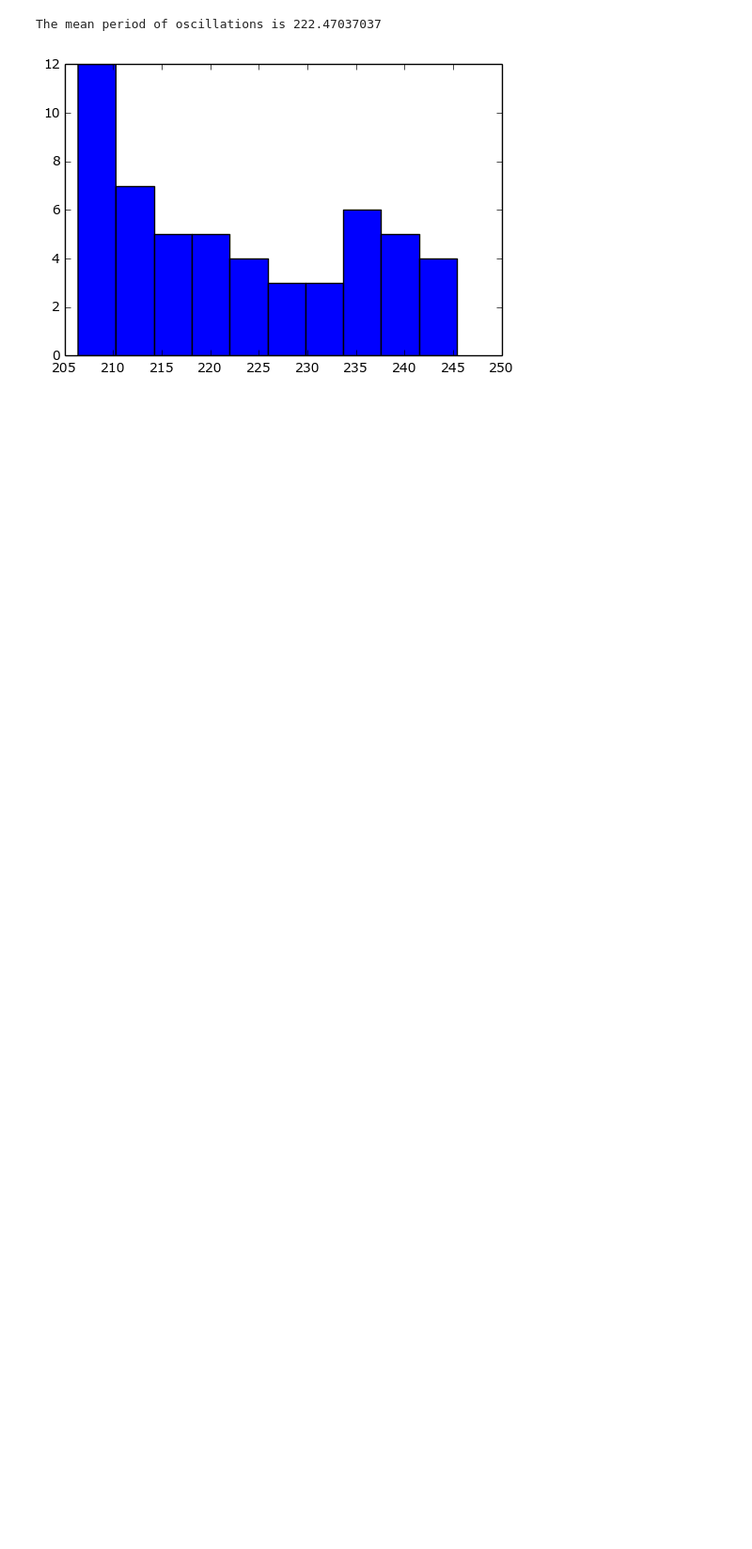
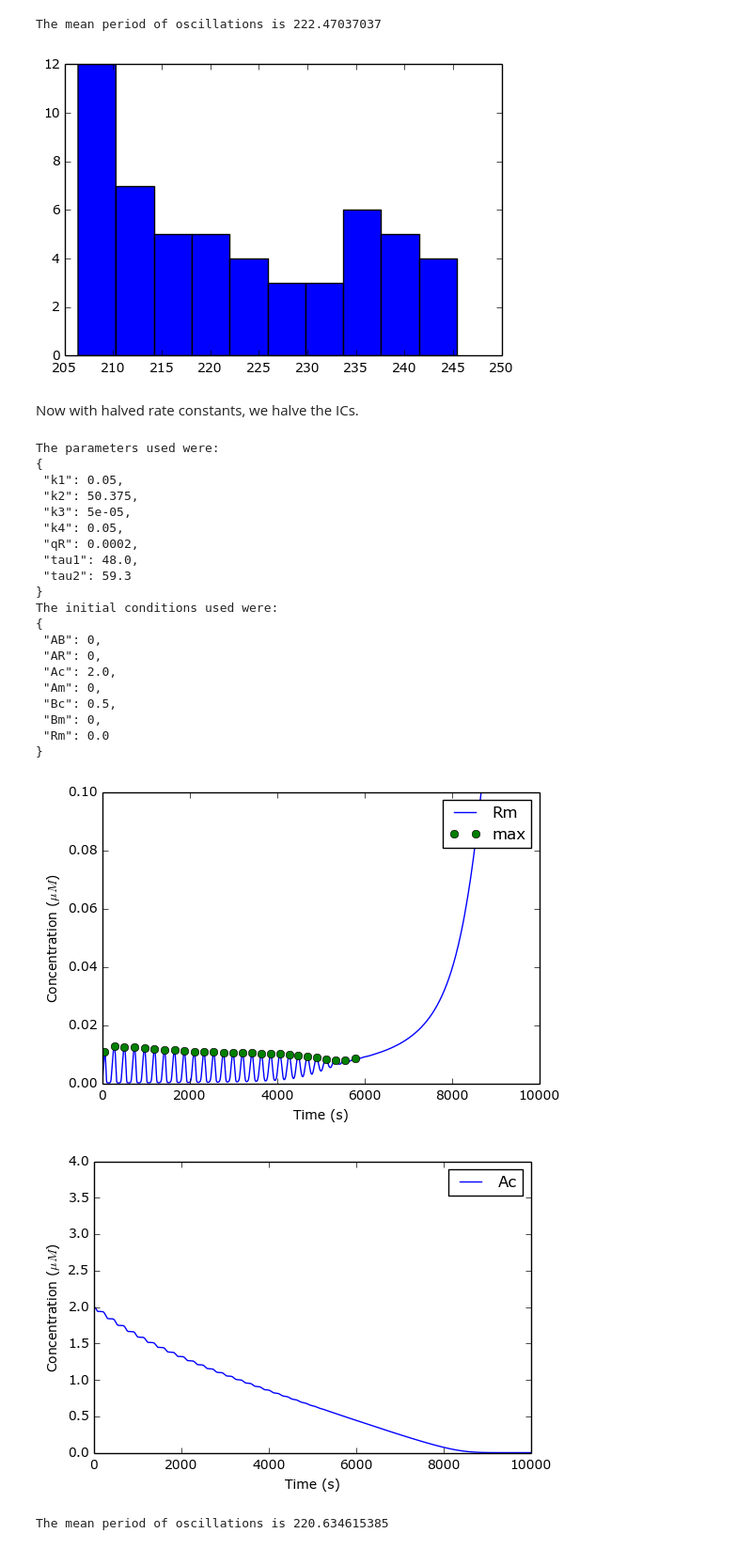
Before and after one commit to clintondurney/ubuquitous-drosophila, a Jupyter notebook: Biochemistry/PulsingPeriod.ipynb, the cells around one changed output. Shown: that part at 94% size. Drawn from its saved outputs; the diff is of its cells as text; code cells hidden in the pictures; blank space fills up the shorter version.

Commit message:
new plot

```diff
--- a/Biochemistry/PulsingPeriod.ipynb
+++ b/Biochemistry/PulsingPeriod.ipynb
@@ -54,7 +54,7 @@ def dde_main(k1i,k2i,k3i,k4i,qRi,tau_1i,tau_2i,Ai,Bi):
 
     # set the simulation parameters
     # (solve from t=0 to tfinal and limit the maximum step size to 1.0)
-    dde.set_sim_params(tfinal=20000, dtmax = 1.0 )
+    dde.set_sim_params(tfinal=10000, dtmax = 1.0 )
 
 
     # set the history of the proteins
@@ -72,7 +72,7 @@ def dde_main(k1i,k2i,k3i,k4i,qRi,tau_1i,tau_2i,Ai,Bi):
     # run the simulator
     dde.run()
 
-    sol1 = dde.sample(0,20000,0.1)
+    sol1 = dde.sample(0,10000,0.1)
 
     t = sol1['t']
     Ac = sol1['Ac']
@@ -401,3 +407,50 @@ The initial conditions used were:
 [figure]
 The mean period of oscillations is 222.47037037
 [figure]
+# %% [markdown]
+Now with halved rate constants, we halve the ICs.
+# %%
+(t,Am,Bm,Rm,Ac) = dde_main(0.1/2.,100.75/2.,0.0001/2.,0.1/2.,0.0004/2.,48.,59.3,2.,.5)
+(t_max, R_max) = Rm_max(Rmslope(Rm))
+
+plt.plot(t,Rm,label="Rm")
+plt.plot(t_max, R_max,"o", label="max")
+plt.ylim([0,0.1])
+plt.xlabel("Time (s)")
+plt.ylabel('Concentration ($\mu M$)')
+plt.legend()
+plt.show()
+
+plt.plot(t,Ac,label="Ac")
+plt.ylim([0,4])
+plt.xlabel("Time (s)")
+plt.ylabel('Concentration ($\mu M$)')
+plt.legend()
+plt.show()
+
+plt.hist(np.diff(t_max))
+print 'The mean period of oscillations is', np.mean(np.diff(t_max))
+# %% [output]
+The parameters used were:
+{
+ "k1": 0.05,
+ "k2": 50.375,
+ "k3": 5e-05,
+ "k4": 0.05,
+ "qR": 0.0002,
+ "tau1": 48.0,
+ "tau2": 59.3
+}
+The initial conditions used were:
+{
+ "AB": 0,
+ "AR": 0,
+ "Ac": 2.0,
+ "Am": 0,
+ "Bc": 0.5,
+ "Bm": 0,
+ "Rm": 0.0
+}
+[figure, added]
+[figure, added]
+The mean period of oscillations is 220.634615385
```
Also changed, not shown: parts of 3 cells of this notebook.
